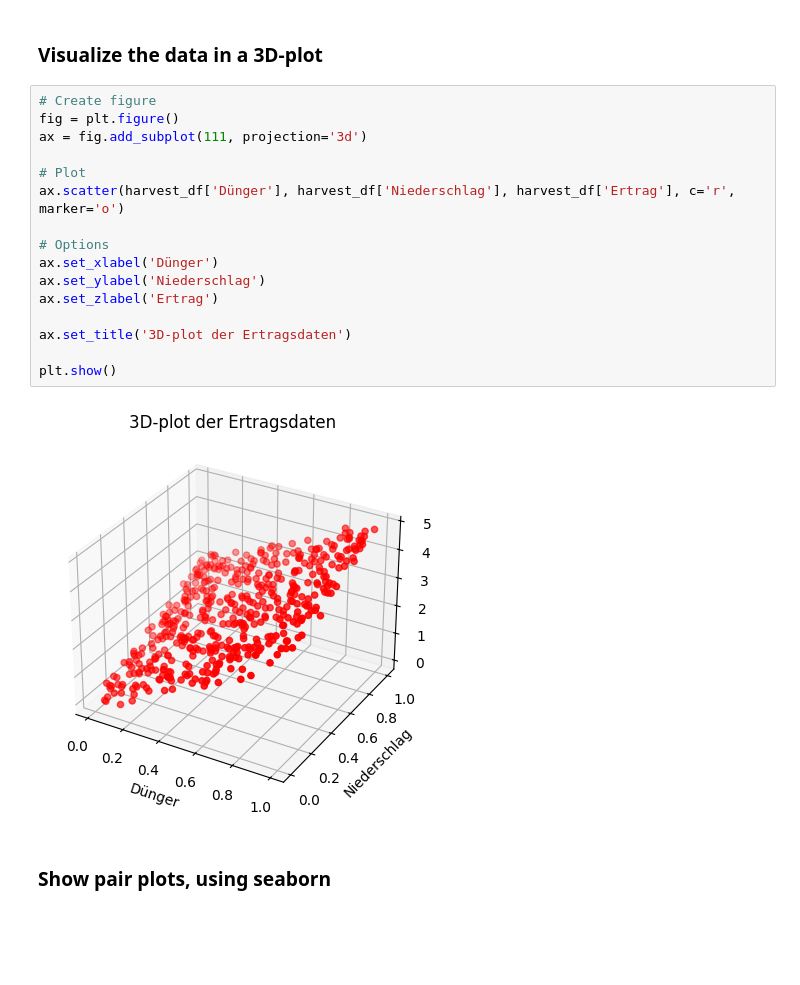
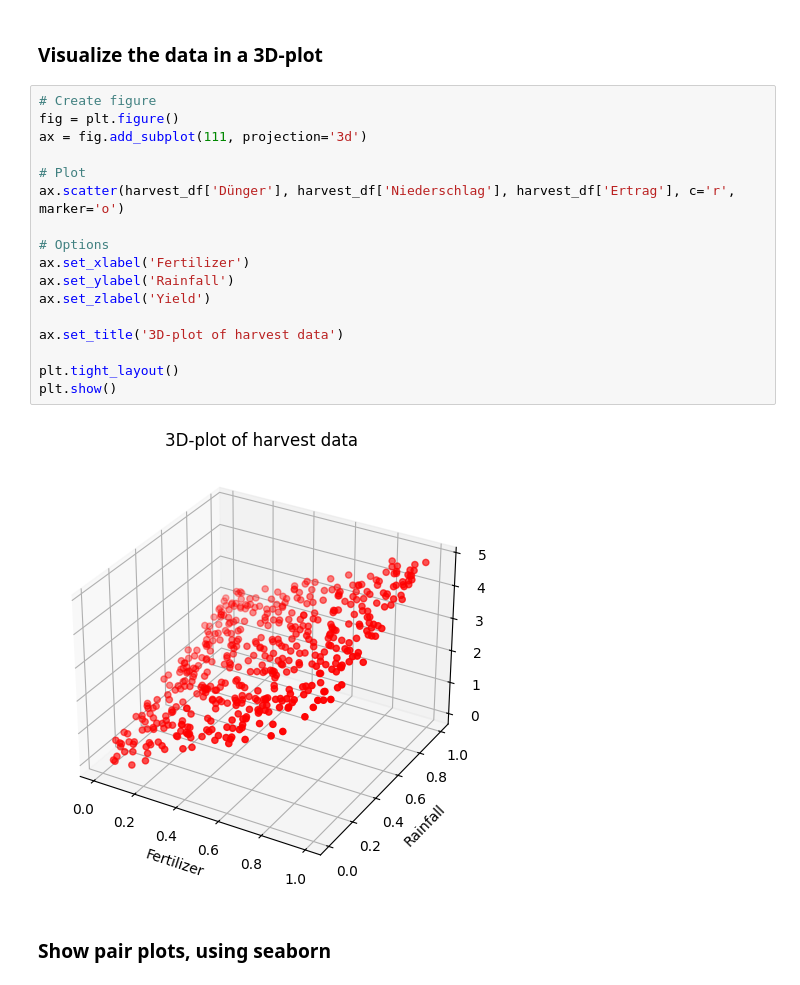
Before and after one commit to leto-git/deep-learning-programming-tasks, a Jupyter notebook: DL_Tasks.ipynb, the cells around one changed output. Saved outputs shown, nothing was run; the diff lists cells and outputs as text; blank space fills up the shorter version.

```diff
--- a/DL_Tasks.ipynb
+++ b/DL_Tasks.ipynb
@@ -46,21 +46,22 @@ print(harvest_df.head(5))
 # %%
 # Create figure
 fig = plt.figure()
 ax = fig.add_subplot(111, projection='3d')
 
 # Plot
 ax.scatter(harvest_df['Dünger'], harvest_df['Niederschlag'], harvest_df['Ertrag'], c='r', marker='o')
 
 # Options
-ax.set_xlabel('Dünger')
-ax.set_ylabel('Niederschlag')
-ax.set_zlabel('Ertrag')
+ax.set_xlabel('Fertilizer')
+ax.set_ylabel('Rainfall')
+ax.set_zlabel('Yield')
 
-ax.set_title('3D-plot der Ertragsdaten')
+ax.set_title('3D-plot of harvest data')
 
+plt.tight_layout()
 plt.show()
 # %% [output]
-[figure, old version]
+[figure, new version]
 # %% [markdown]
 ### Show pair plots, using seaborn
 # %%
```
Also changed, not shown: parts of 28 cells of this notebook.
